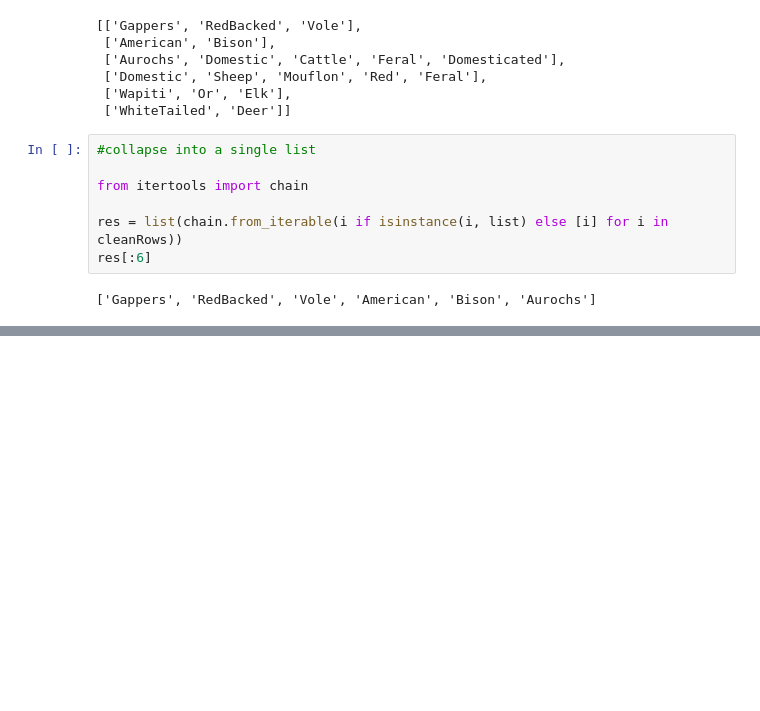
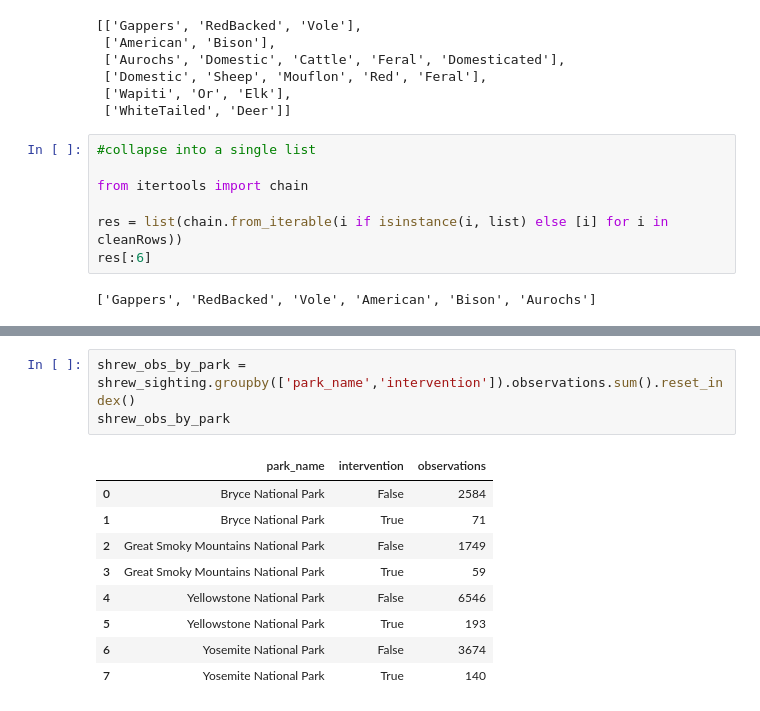
Before and after one commit to RacerBeats/portfolio-project--biodiversity_starter, a Jupyter notebook: biodiversity.ipynb, the cells around one changed output, grey strips where cells are left out. Saved outputs shown, nothing was run; the diff lists cells and outputs as text; blank space fills up the shorter version.

```diff
--- a/biodiversity.ipynb
+++ b/biodiversity.ipynb
@@ -296,0 +401,13 @@ We are now counting the word instances of each kind of unique common name. It se
+# %%
+shrew_obs_by_park = shrew_sighting.groupby(['park_name','intervention']).observations.sum().reset_index()
+shrew_obs_by_park
+# %% [output]
+|  | park_name | intervention | observations |
+| 0 | Bryce National Park | False | 2584 |
+| 1 | Bryce National Park | True | 71 |
+| 2 | Great Smoky Mountains National Park | False | 1749 |
+| 3 | Great Smoky Mountains National Park | True | 59 |
+| 4 | Yellowstone National Park | False | 6546 |
+| 5 | Yellowstone National Park | True | 193 |
+| 6 | Yosemite National Park | False | 3674 |
+| 7 | Yosemite National Park | True | 140 |
```
Also changed, not shown: parts of 14 cells of this notebook, 1 other file.
